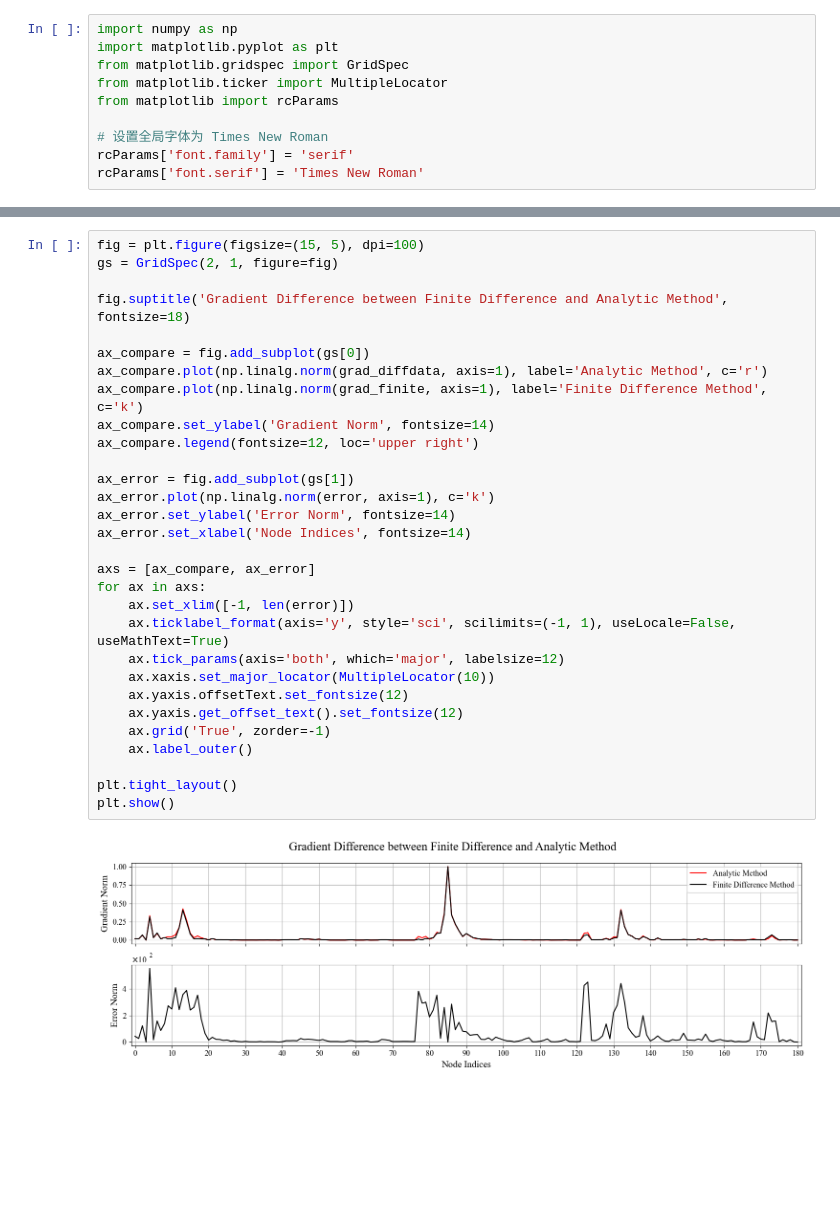
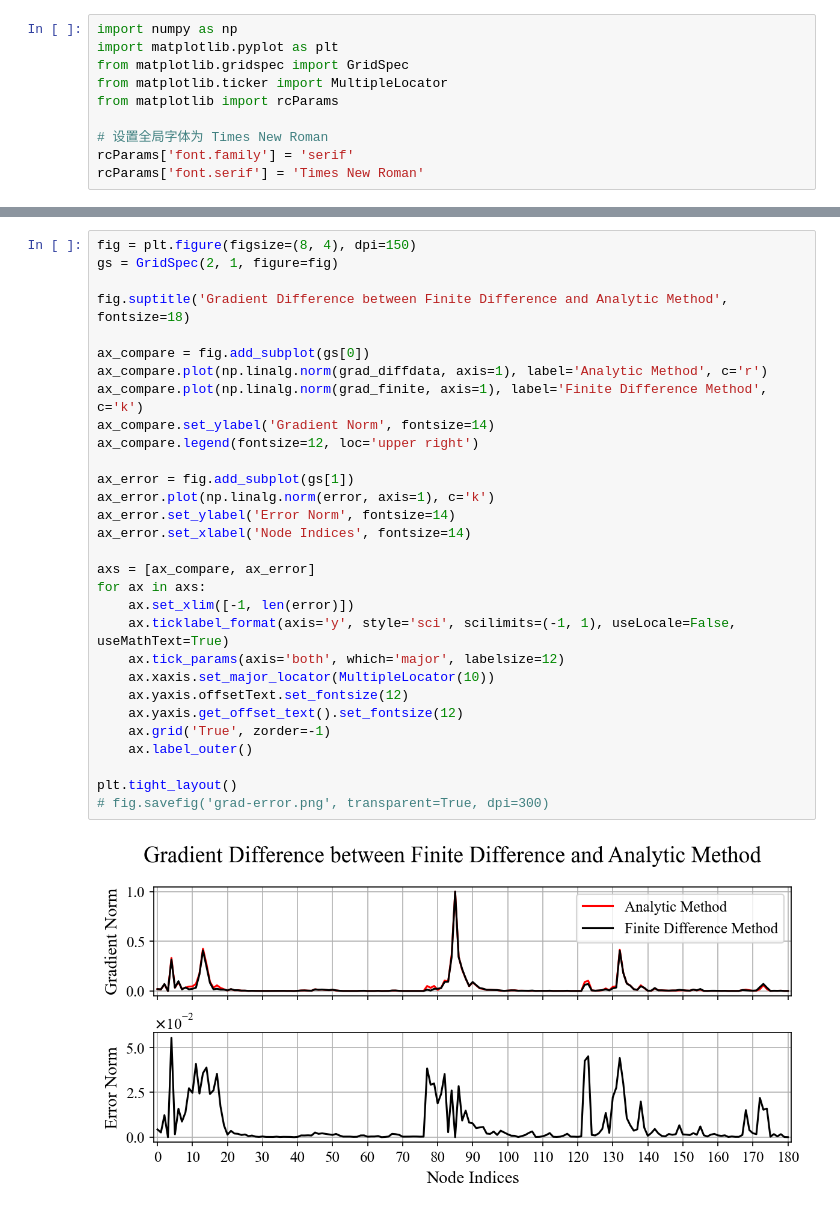
Before and after one commit to yang-si-hang/paper-2023, a Jupyter notebook: Test branch/SOFACode/20240709-DiffPD 3D validate/GradError.ipynb, the cells around one changed output, grey strips where cells are left out. Cells and saved outputs as stored; diff of their text form; blank space fills up the shorter version.

```diff
--- a/Test branch/SOFACode/20240709-DiffPD 3D validate/GradError.ipynb
+++ b/Test branch/SOFACode/20240709-DiffPD 3D validate/GradError.ipynb
@@ -27,32 +25,32 @@ FileNotFoundError: grad_diffdata.csv not found.
 # %%
-fig = plt.figure(figsize=(15, 5), dpi=100)
+fig = plt.figure(figsize=(8, 4), dpi=150)
 gs = GridSpec(2, 1, figure=fig)
 
 fig.suptitle('Gradient Difference between Finite Difference and Analytic Method', fontsize=18)
 
 ax_compare = fig.add_subplot(gs[0])
 ax_compare.plot(np.linalg.norm(grad_diffdata, axis=1), label='Analytic Method', c='r')
 ax_compare.plot(np.linalg.norm(grad_finite, axis=1), label='Finite Difference Method', c='k')
 ax_compare.set_ylabel('Gradient Norm', fontsize=14)
 ax_compare.legend(fontsize=12, loc='upper right')
 
 ax_error = fig.add_subplot(gs[1])
 ax_error.plot(np.linalg.norm(error, axis=1), c='k')
 ax_error.set_ylabel('Error Norm', fontsize=14)
 ax_error.set_xlabel('Node Indices', fontsize=14)
 
 axs = [ax_compare, ax_error]
 for ax in axs:
     ax.set_xlim([-1, len(error)])
     ax.ticklabel_format(axis='y', style='sci', scilimits=(-1, 1), useLocale=False, useMathText=True)
     ax.tick_params(axis='both', which='major', labelsize=12)
     ax.xaxis.set_major_locator(MultipleLocator(10))
     ax.yaxis.offsetText.set_fontsize(12)
     ax.yaxis.get_offset_text().set_fontsize(12)
     ax.grid('True', zorder=-1)
     ax.label_outer()
 
 plt.tight_layout()
-plt.show()
+# fig.savefig('grad-error.png', transparent=True, dpi=300)
 # %% [output]
-[figure, old version]
+[figure, new version]
```
Also changed, not shown: parts of 2 cells of this notebook, 1 other file.
